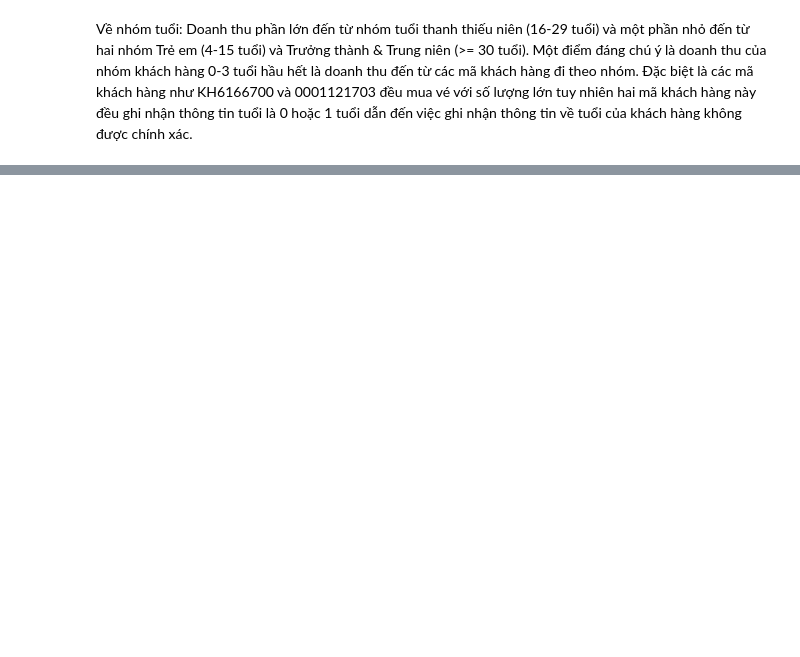
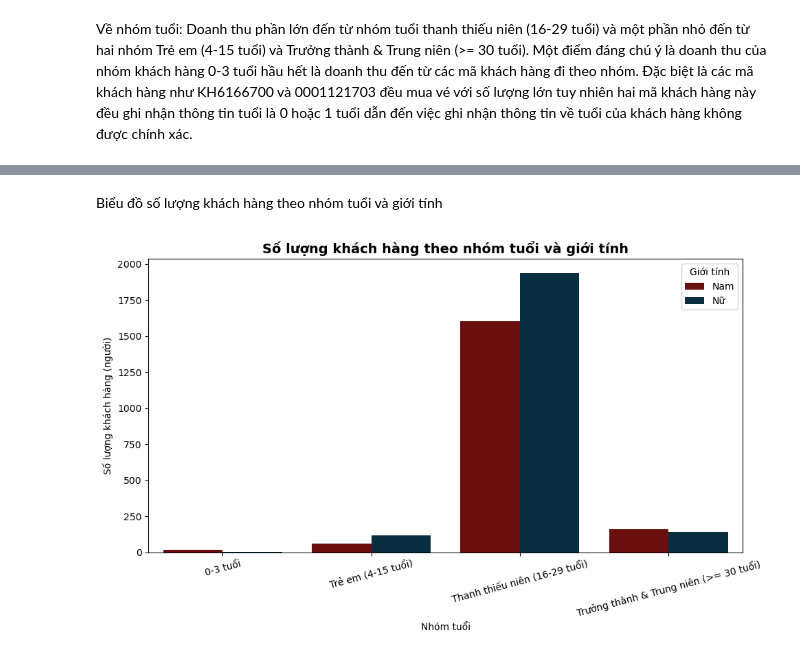
Before and after one commit to Thao1274/Nhom_5_Mid_term_1, a Jupyter notebook: Visualization.ipynb, the cells around one changed output, grey strips where cells are left out. Drawn from its saved outputs; the diff is of its cells as text; code cells hidden in the pictures; blank space fills up the shorter version.

```diff
--- a/Visualization.ipynb
+++ b/Visualization.ipynb
@@ -504,0 +548,24 @@ Về giới tính: Doanh thu cho thấy sự chênh lệch rõ rệt giữa nam
+# %% [markdown]
+Biểu đồ số lượng khách hàng theo nhóm tuổi và giới tính
+# %%
+# Thiết lập kích thước
+plt.figure(figsize=(10,6))
+
+# Vẽ biểu đồ cột đôi (grouped bar chart)
+sns.barplot(
+    data=num_cus_age_gender,
+    x='Nhóm tuổi',
+    y='Số lượng khách hàng',
+    hue='Giới tính',        # Nhóm theo giới tính
+    palette=['#780000','#003049']         # Bộ màu xanh
+)
+
+# Tuỳ chỉnh hiển thị
+plt.title('Số lượng khách hàng theo nhóm tuổi và giới tính', fontsize = 14, fontweight = 'bold')
+plt.xlabel('Nhóm tuổi')
+plt.ylabel('Số lượng khách hàng (người)')
+plt.xticks(rotation=15)  # Xoay nhãn trục x nếu bị dài
+plt.tight_layout()
+plt.show()
+# %% [output]
+[figure, added]
```
Also changed, not shown: parts of 7 cells of this notebook.
